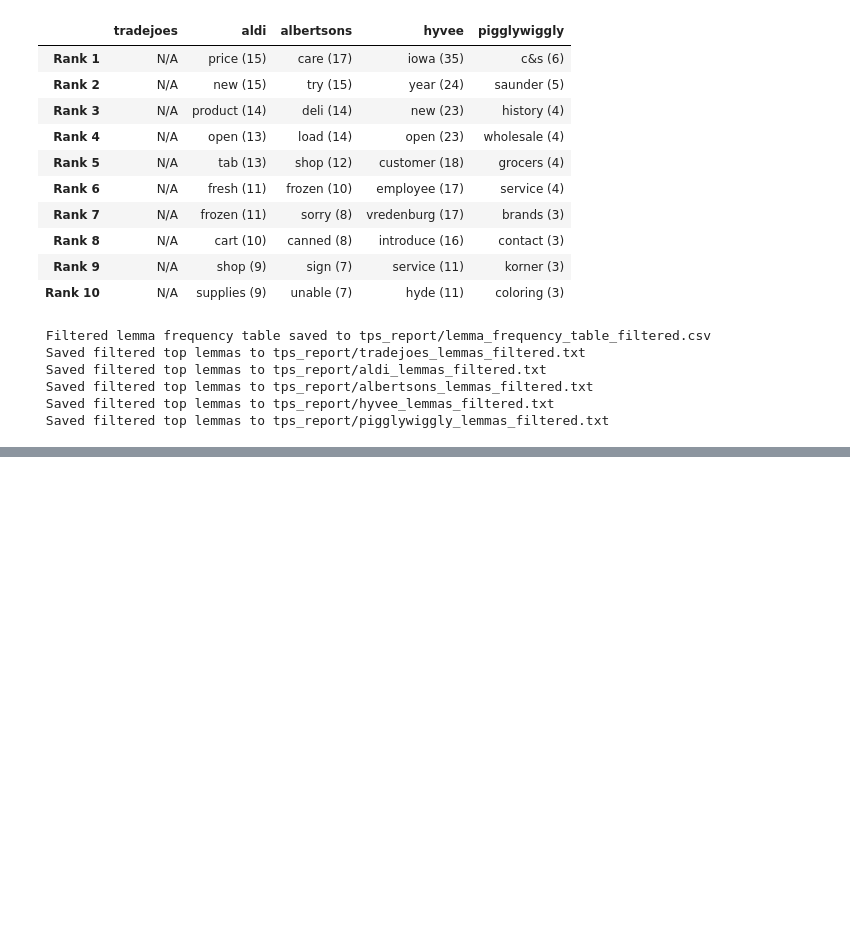
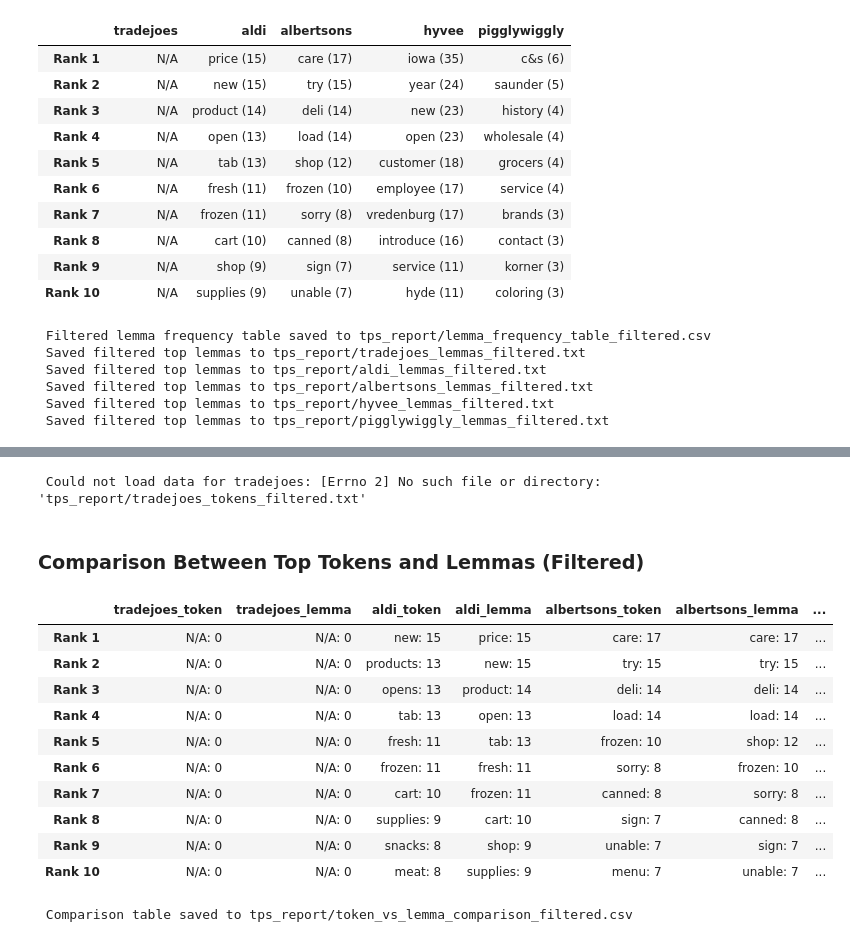
Before and after one commit to Data-Git-Hub/p7_web_compare, a Jupyter notebook: web_compare.ipynb, the cells around one changed output, grey strips where cells are left out. Cells and saved outputs as stored; diff of their text form; code cells hidden in the pictures; blank space fills up the shorter version.

```diff
--- a/web_compare.ipynb
+++ b/web_compare.ipynb
@@ -543,0 +552,77 @@ Top 10 Filtered Lemmas per Company
+# %%
+# Ensure the report folder exists
+os.makedirs("tps_report", exist_ok=True)
+
+# Companies to compare
+companies = ["tradejoes", "aldi", "albertsons", "hyvee", "pigglywiggly"]
+
+# Initialize comparison data
+comparison_data = {}
+
+for company in companies:
+    token_path = f"tps_report/{company}_tokens_filtered.txt"
+    lemma_path = f"tps_report/{company}_lemmas_filtered.txt"
+
+    try:
+        # Read token file (formatted as "word: freq")
+        with open(token_path, "r", encoding="utf-8") as f:
+            token_lines = f.readlines()
+        tokens = [line.strip() for line in token_lines if ":" in line]
+
+        # Read lemma file (formatted as "word: freq")
+        with open(lemma_path, "r", encoding="utf-8") as f:
+            lemma_lines = f.readlines()
+        lemmas = [line.strip() for line in lemma_lines if ":" in line]
+
+        # Normalize both lists to the same length
+        max_len = max(len(tokens), len(lemmas))
+        tokens += [""] * (max_len - len(tokens))
+        lemmas += [""] * (max_len - len(lemmas))
+
+        # Store in comparison data
+        comparison_data[company] = {
+            "Top Tokens": tokens,
+            "Top Lemmas": lemmas
+        }
+
+    except Exception as e:
+        print(f" Could not load data for {company}: {e}")
+        comparison_data[company] = {
+            "Top Tokens": ["N/A: 0"] * 10,
+            "Top Lemmas": ["N/A: 0"] * 10
+        }
+
+# Build DataFrame for side-by-side comparison
+comparison_rows = []
+for i in range(10):  # Assuming top 10
+    row = {}
+    for company in companies:
+        row[f"{company}_token"] = comparison_data[company]["Top Tokens"][i]
+        row[f"{company}_lemma"] = comparison_data[company]["Top Lemmas"][i]
+    comparison_rows.append(row)
+
+comparison_df = pd.DataFrame(comparison_rows, index=[f"Rank {i+1}" for i in range(10)])
+
+# Display and Save
+from IPython.display import display, HTML
+display(HTML("<h3>Comparison Between Top Tokens and Lemmas (Filtered)</h3>"))
+display(comparison_df)
+
+# Save to CSV
+comparison_df.to_csv("tps_report/token_vs_lemma_comparison_filtered.csv")
+print(" Comparison table saved to tps_report/token_vs_lemma_comparison_filtered.csv")
+# %% [output]
+ Could not load data for tradejoes: [Errno 2] No such file or directory: 'tps_report/tradejoes_tokens_filtered.txt'
+Comparison Between Top Tokens and Lemmas (Filtered)
+|  | tradejoes_token | tradejoes_lemma | aldi_token | aldi_lemma | albertsons_token | albertsons_lemma | ... |
+| Rank 1 | N/A: 0 | N/A: 0 | new: 15 | price: 15 | care: 17 | care: 17 | ... |
+| Rank 2 | N/A: 0 | N/A: 0 | products: 13 | new: 15 | try: 15 | try: 15 | ... |
+| Rank 3 | N/A: 0 | N/A: 0 | opens: 13 | product: 14 | deli: 14 | deli: 14 | ... |
+| Rank 4 | N/A: 0 | N/A: 0 | tab: 13 | open: 13 | load: 14 | load: 14 | ... |
+| Rank 5 | N/A: 0 | N/A: 0 | fresh: 11 | tab: 13 | frozen: 10 | shop: 12 | ... |
+| Rank 6 | N/A: 0 | N/A: 0 | frozen: 11 | fresh: 11 | sorry: 8 | frozen: 10 | ... |
+| Rank 7 | N/A: 0 | N/A: 0 | cart: 10 | frozen: 11 | canned: 8 | sorry: 8 | ... |
+| Rank 8 | N/A: 0 | N/A: 0 | supplies: 9 | cart: 10 | sign: 7 | canned: 8 | ... |
+| Rank 9 | N/A: 0 | N/A: 0 | snacks: 8 | shop: 9 | unable: 7 | sign: 7 | ... |
+| Rank 10 | N/A: 0 | N/A: 0 | meat: 8 | supplies: 9 | menu: 7 | unable: 7 | ... |
+ Comparison table saved to tps_report/token_vs_lemma_comparison_filtered.csv
```
Also changed, not shown: parts of 3 cells of this notebook, 4 other files.
